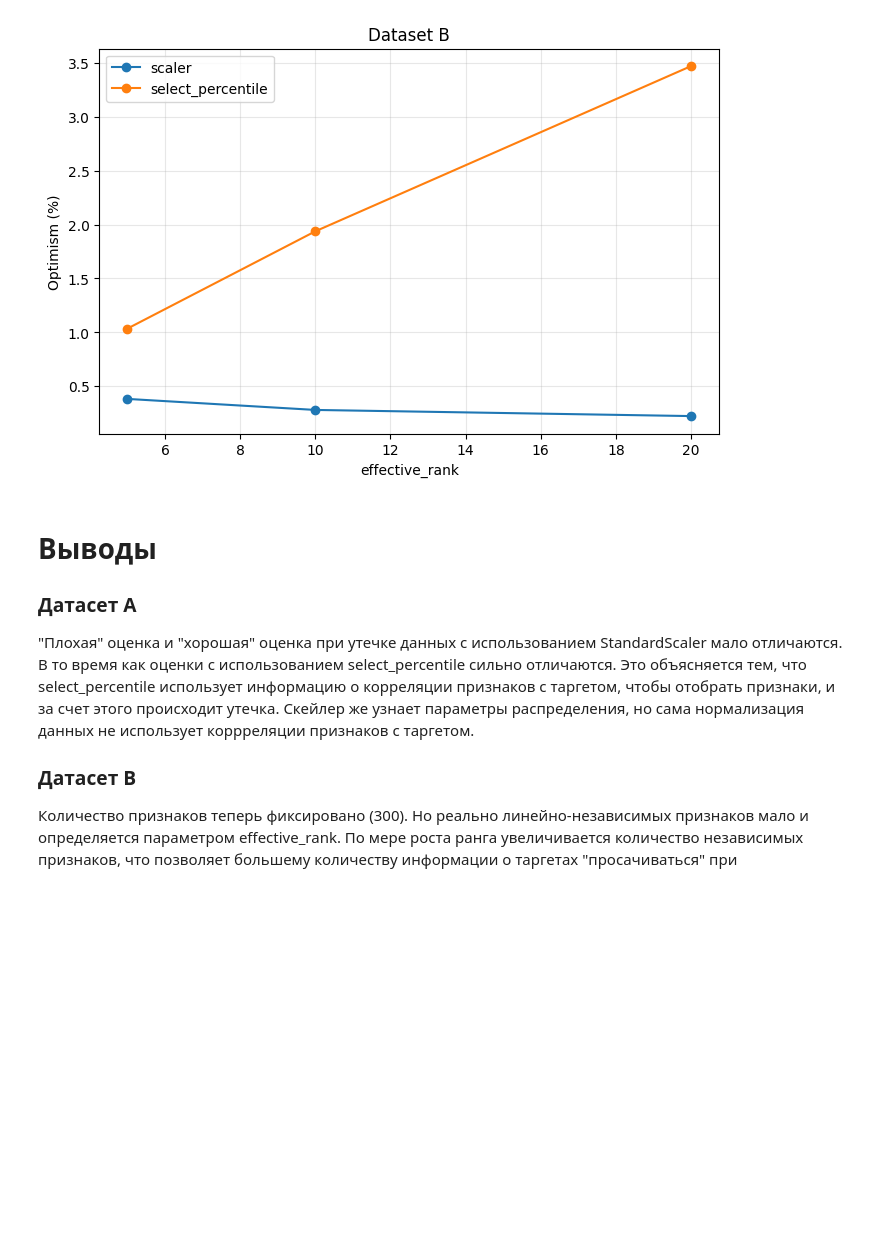
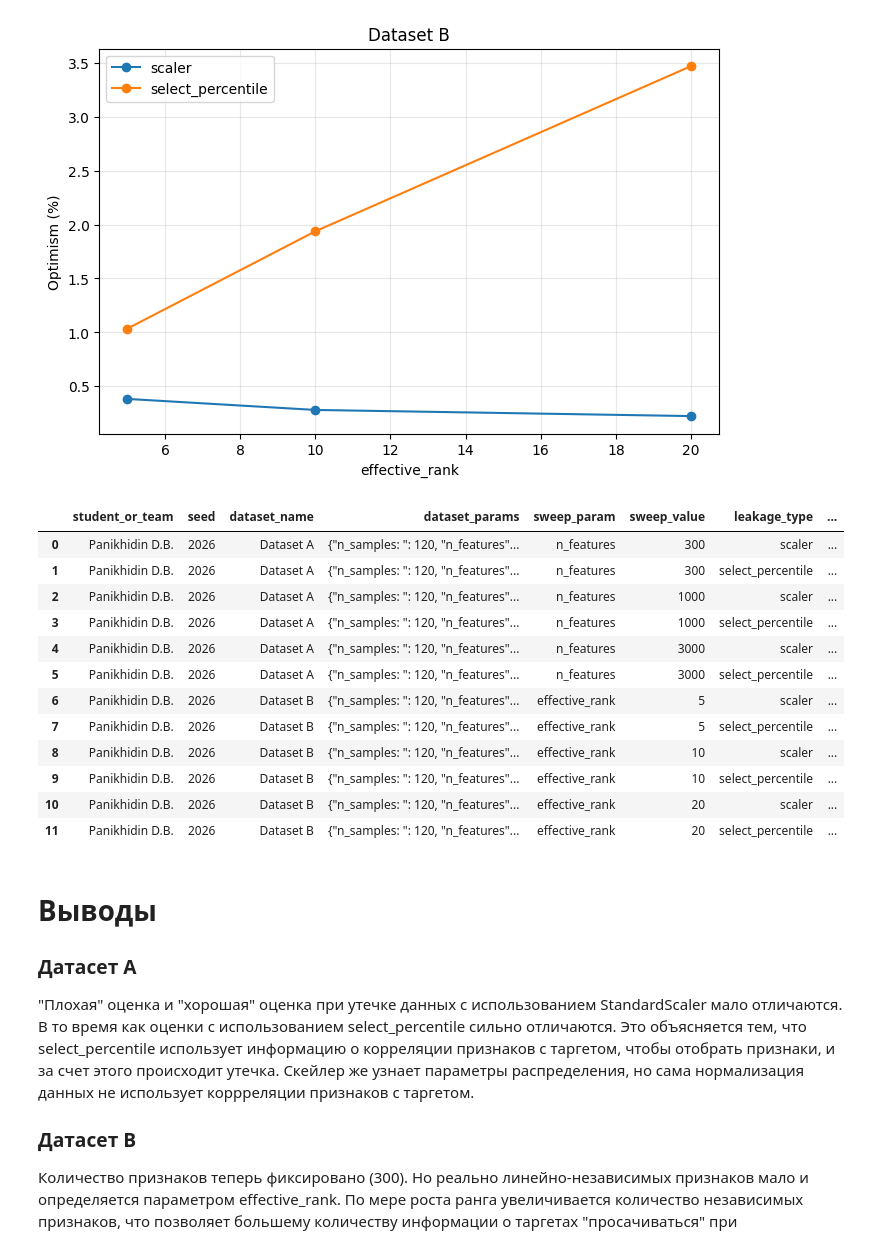
Before and after one commit to DmytryPan/ml-math-base-course, a Jupyter notebook: Lab-01-data-leakage/Lab01.ipynb, the cells around one changed output. Cells and saved outputs as stored; diff of their text form; code cells hidden in the pictures; blank space fills up the shorter version.

Commit message:
add save results

```diff
--- a/Lab-01-data-leakage/Lab01.ipynb
+++ b/Lab-01-data-leakage/Lab01.ipynb
@@ -264,6 +264,22 @@ for dataset in ["Dataset A", "Dataset B"]:
 # %% [output]
 [figure]
 [figure]
+# %%
+save_results_csv(rows)
+# %% [output]
+|  | student_or_team | seed | dataset_name | dataset_params | sweep_param | sweep_value | leakage_type | ... |
+| 0 | Panikhidin D.B. | 2026 | Dataset A | {"n_samples: ": 120, "n_features"... | n_features | 300 | scaler | ... |
+| 1 | Panikhidin D.B. | 2026 | Dataset A | {"n_samples: ": 120, "n_features"... | n_features | 300 | select_percentile | ... |
+| 2 | Panikhidin D.B. | 2026 | Dataset A | {"n_samples: ": 120, "n_features"... | n_features | 1000 | scaler | ... |
+| 3 | Panikhidin D.B. | 2026 | Dataset A | {"n_samples: ": 120, "n_features"... | n_features | 1000 | select_percentile | ... |
+| 4 | Panikhidin D.B. | 2026 | Dataset A | {"n_samples: ": 120, "n_features"... | n_features | 3000 | scaler | ... |
+| 5 | Panikhidin D.B. | 2026 | Dataset A | {"n_samples: ": 120, "n_features"... | n_features | 3000 | select_percentile | ... |
+| 6 | Panikhidin D.B. | 2026 | Dataset B | {"n_samples: ": 120, "n_features"... | effective_rank | 5 | scaler | ... |
+| 7 | Panikhidin D.B. | 2026 | Dataset B | {"n_samples: ": 120, "n_features"... | effective_rank | 5 | select_percentile | ... |
+| 8 | Panikhidin D.B. | 2026 | Dataset B | {"n_samples: ": 120, "n_features"... | effective_rank | 10 | scaler | ... |
+| 9 | Panikhidin D.B. | 2026 | Dataset B | {"n_samples: ": 120, "n_features"... | effective_rank | 10 | select_percentile | ... |
+| 10 | Panikhidin D.B. | 2026 | Dataset B | {"n_samples: ": 120, "n_features"... | effective_rank | 20 | scaler | ... |
+| 11 | Panikhidin D.B. | 2026 | Dataset B | {"n_samples: ": 120, "n_features"... | effective_rank | 20 | select_percentile | ... |
 # %% [markdown]
 # Выводы
 
```
